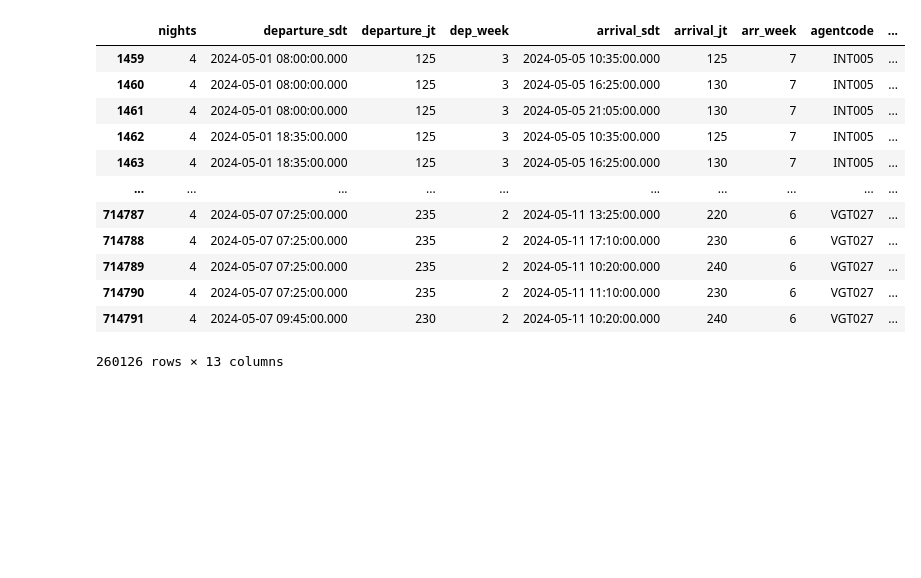
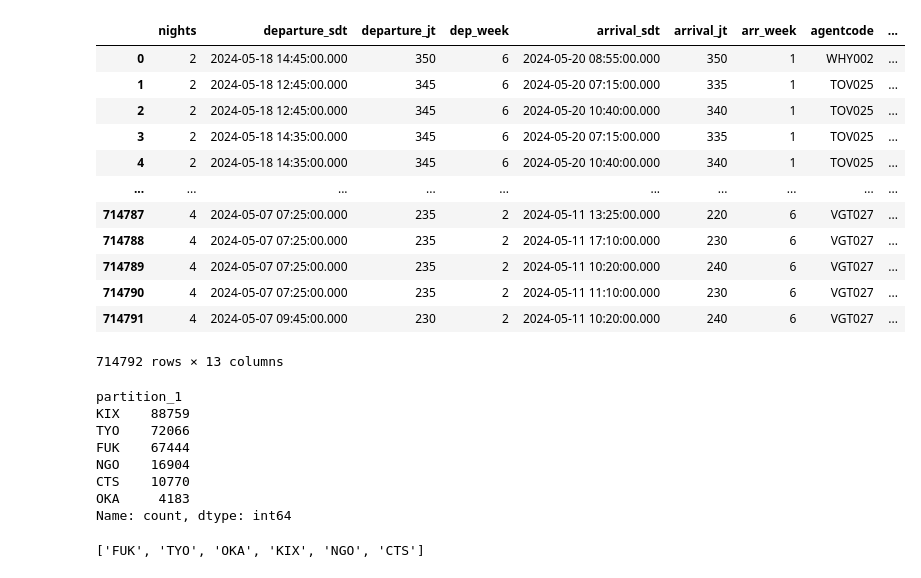
Before and after one commit to SunBinHong00/DataAnalysis, a Jupyter notebook: instantrip/japan.ipynb, the cells around one changed output. Cells and saved outputs as stored; diff of their text form; code cells hidden in the pictures; blank space fills up the shorter version.

```diff
--- a/instantrip/japan.ipynb
+++ b/instantrip/japan.ipynb
@@ -14,16 +17,31 @@ df = data.loc[data['partition_0']=='Japan']
+# %%
+data
+# %% [output]
+|  | nights | departure_sdt | departure_jt | dep_week | arrival_sdt | arrival_jt | arr_week | agentcode | ... |
+| 0 | 2 | 2024-05-18 14:45:00.000 | 350 | 6 | 2024-05-20 08:55:00.000 | 350 | 1 | WHY002 | ... |
+| 1 | 2 | 2024-05-18 12:45:00.000 | 345 | 6 | 2024-05-20 07:15:00.000 | 335 | 1 | TOV025 | ... |
+| 2 | 2 | 2024-05-18 12:45:00.000 | 345 | 6 | 2024-05-20 10:40:00.000 | 340 | 1 | TOV025 | ... |
+| 3 | 2 | 2024-05-18 14:35:00.000 | 345 | 6 | 2024-05-20 07:15:00.000 | 335 | 1 | TOV025 | ... |
+| 4 | 2 | 2024-05-18 14:35:00.000 | 345 | 6 | 2024-05-20 10:40:00.000 | 340 | 1 | TOV025 | ... |
+| ... | ... | ... | ... | ... | ... | ... | ... | ... | ... |
+| 714787 | 4 | 2024-05-07 07:25:00.000 | 235 | 2 | 2024-05-11 13:25:00.000 | 220 | 6 | VGT027 | ... |
+| 714788 | 4 | 2024-05-07 07:25:00.000 | 235 | 2 | 2024-05-11 17:10:00.000 | 230 | 6 | VGT027 | ... |
+| 714789 | 4 | 2024-05-07 07:25:00.000 | 235 | 2 | 2024-05-11 10:20:00.000 | 240 | 6 | VGT027 | ... |
+| 714790 | 4 | 2024-05-07 07:25:00.000 | 235 | 2 | 2024-05-11 11:10:00.000 | 230 | 6 | VGT027 | ... |
+| 714791 | 4 | 2024-05-07 09:45:00.000 | 230 | 2 | 2024-05-11 10:20:00.000 | 240 | 6 | VGT027 | ... |
+714792 rows × 13 columns
 # %%
-df
+df['partition_1'].value_counts()
 # %% [output]
-|  | nights | departure_sdt | departure_jt | dep_week | arrival_sdt | arrival_jt | arr_week | agentcode | ... |
-| 1459 | 4 | 2024-05-01 08:00:00.000 | 125 | 3 | 2024-05-05 10:35:00.000 | 125 | 7 | INT005 | ... |
-| 1460 | 4 | 2024-05-01 08:00:00.000 | 125 | 3 | 2024-05-05 16:25:00.000 | 130 | 7 | INT005 | ... |
-| 1461 | 4 | 2024-05-01 08:00:00.000 | 125 | 3 | 2024-05-05 21:05:00.000 | 130 | 7 | INT005 | ... |
-| 1462 | 4 | 2024-05-01 18:35:00.000 | 125 | 3 | 2024-05-05 10:35:00.000 | 125 | 7 | INT005 | ... |
-| 1463 | 4 | 2024-05-01 18:35:00.000 | 125 | 3 | 2024-05-05 16:25:00.000 | 130 | 7 | INT005 | ... |
-| ... | ... | ... | ... | ... | ... | ... | ... | ... | ... |
-| 714787 | 4 | 2024-05-07 07:25:00.000 | 235 | 2 | 2024-05-11 13:25:00.000 | 220 | 6 | VGT027 | ... |
-| 714788 | 4 | 2024-05-07 07:25:00.000 | 235 | 2 | 2024-05-11 17:10:00.000 | 230 | 6 | VGT027 | ... |
-| 714789 | 4 | 2024-05-07 07:25:00.000 | 235 | 2 | 2024-05-11 10:20:00.000 | 240 | 6 | VGT027 | ... |
-| 714790 | 4 | 2024-05-07 07:25:00.000 | 235 | 2 | 2024-05-11 11:10:00.000 | 230 | 6 | VGT027 | ... |
-| 714791 | 4 | 2024-05-07 09:45:00.000 | 230 | 2 | 2024-05-11 10:20:00.000 | 240 | 6 | VGT027 | ... |
-260126 rows × 13 columns
+partition_1
+KIX    88759
+TYO    72066
+FUK    67444
+NGO    16904
+CTS    10770
+OKA     4183
+Name: count, dtype: int64
+# %%
+airport_list = df['partition_1'].unique().tolist()
+# %% [output]
+['FUK', 'TYO', 'OKA', 'KIX', 'NGO', 'CTS']
```
Also changed, not shown: parts of 2 cells of this notebook.
